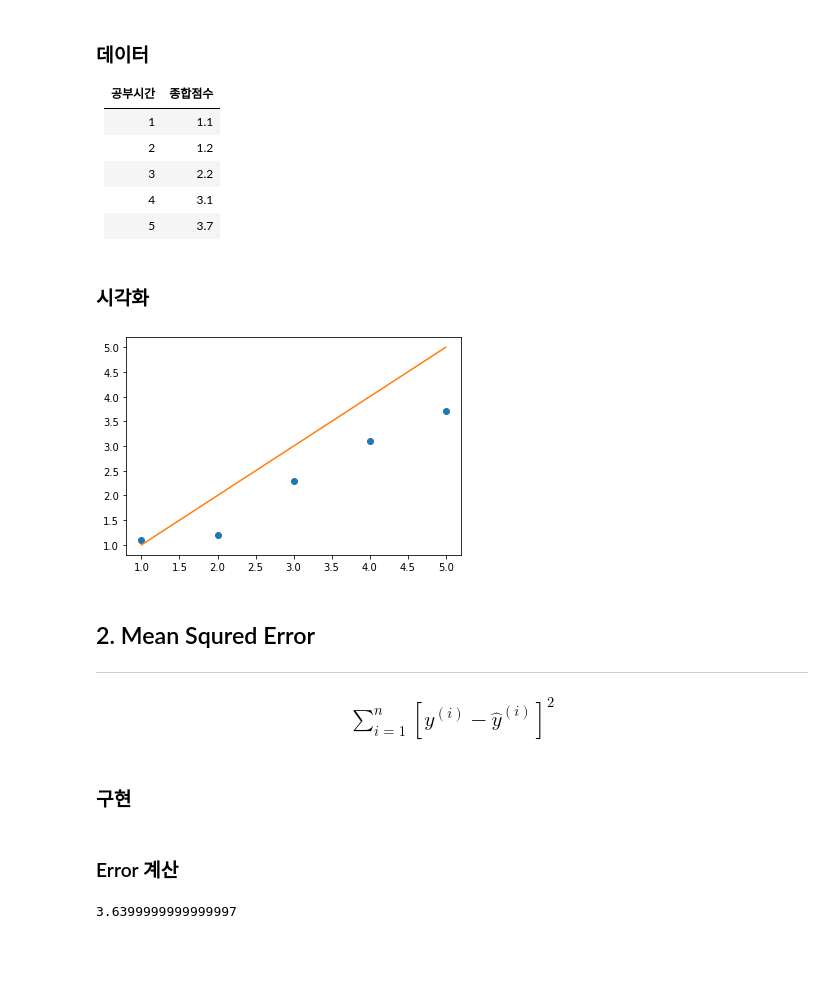
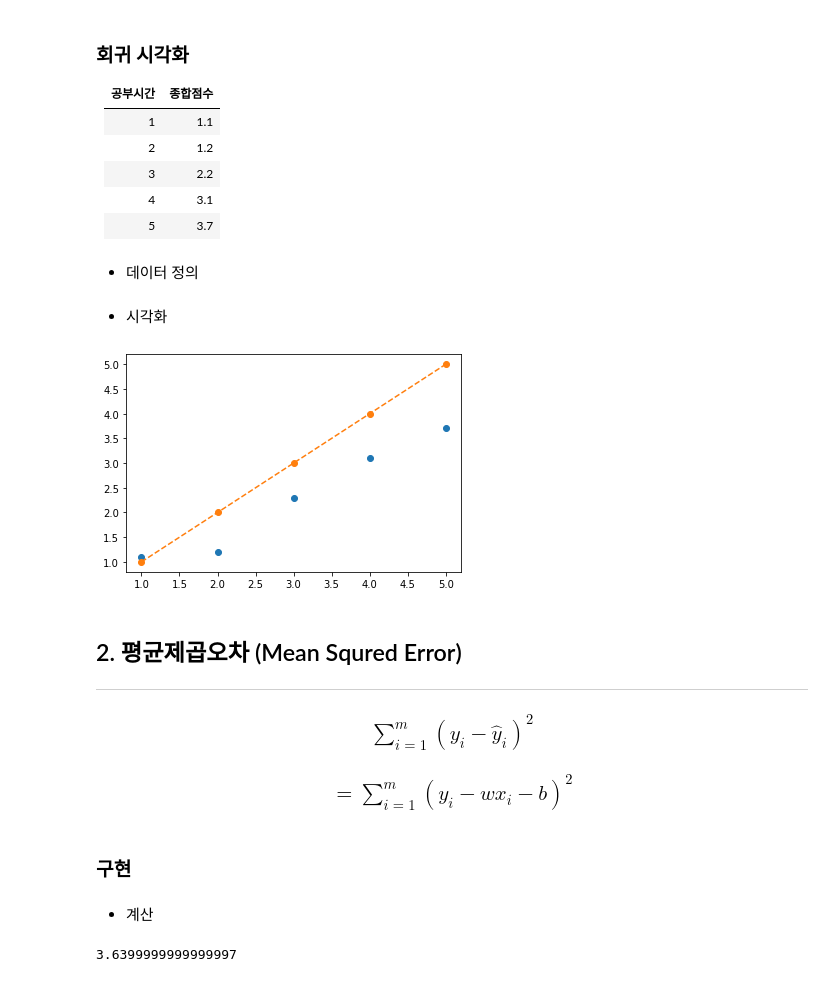
Before and after one commit to josooik/Lecture_deeplearning_basic, a Jupyter notebook: LinearRegression.ipynb, the cells around one changed output. Drawn from its saved outputs; the diff is of its cells as text; code cells hidden in the pictures; blank space fills up the shorter version.

```diff
--- a/LinearRegression.ipynb
+++ b/LinearRegression.ipynb
@@ -23,7 +35,7 @@ from tensorflow.keras import optimizers
 def hypothesis(x, W=1, b=0):
   return np.dot(W,x)+b
 # %% [markdown]
-### 데이터
+### **회귀 시각화**
 
 |공부시간|종합점수|
 |------|---|
@@ -32,27 +44,31 @@ def hypothesis(x, W=1, b=0):
 |3|2.2|
 |4|3.1|
 |5|3.7|
+# %% [markdown]
+* 데이터 정의
 # %%
 x = [1,2,3,4,5]
 y = [1.1,1.2,2.3,3.1,3.7]
 # %% [markdown]
-### 시각화
+* 시각화
 # %%
 y_pred = hypothesis(x)
 plt.plot(x, y , marker='o', linestyle='')
-plt.plot(x, y_pred)
+plt.plot(x, y_pred, marker='o', linestyle='--')
 plt.show()
 # %% [output]
-[figure, old version]
+[figure, new version]
 # %% [markdown]
-## 2. Mean Squred Error
+## 2. 평균제곱오차 (Mean Squred Error)
 ---
 
 </br>
 
-### <center>$\sum_{i=1}^n[y^{(i)}-\hat{y}^{(i)}]^2$</center>
+### <center>$ \sum_{i=1}^m(y_i-\hat{y}_i)^2$</center>
+
+### <center>$=\sum_{i=1}^m(y_i-wx_i-b)^2$
 # %% [markdown]
-### 구현
+### **구현**
 # %%
 def mse(y, y_pred):
   error=0
@@ -63,7 +79,7 @@ def mse(y, y_pred):
 def mse(y, y_pred):
   return np.sum([(yi-yi_pred)**2 for yi, yi_pred in zip(y, y_pred)])
 # %% [markdown]
-### Error 계산
+* 계산
 # %%
 error = mse(y, y_pred)
 print(error)
```
Also changed, not shown: parts of 17 cells of this notebook.
